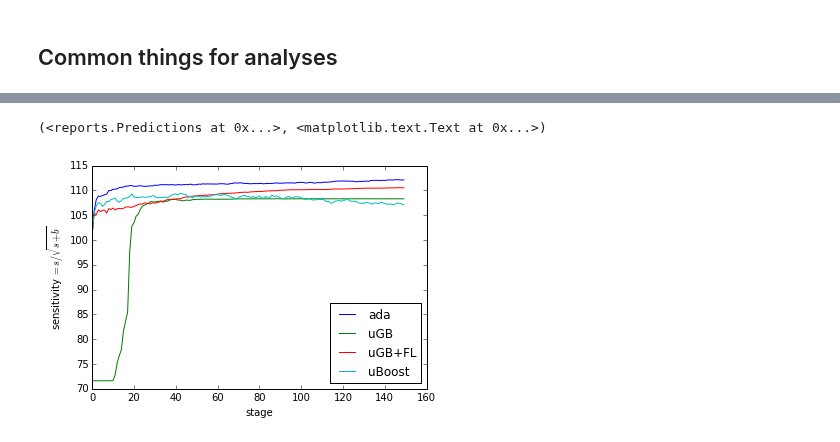
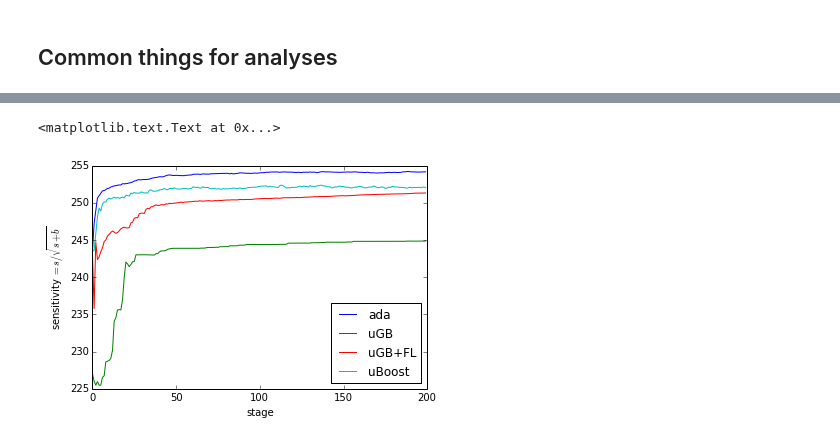
Before and after one commit to anaderi/lhcb_trigger_ml, a Jupyter notebook: IPythonWorkflow/Analysis_KsIntoMuMu.ipynb, the cells around one changed output, grey strips where cells are left out. Saved outputs shown, nothing was run; the diff lists cells and outputs as text; code cells hidden in the pictures.

```diff
--- a/IPythonWorkflow/Analysis_KsIntoMuMu.ipynb
+++ b/IPythonWorkflow/Analysis_KsIntoMuMu.ipynb
@@ -189,5 +135,10 @@ tos_preds.correlation_curves(var_name='Bmass', center=497.614)
-# %%
-tos_preds.learning_curves(commonutils.optimal_punzy), ylabel('sensitivity $ = s / \sqrt{s+b}$')
-# %% [output]
-(<reports.Predictions at 0x...>, <matplotlib.text.Text at 0x...>)
-[figure, removed]
+# %%
+def new_sensitivity(y, pred, sample_weight=None):
+    """We need to exchange the labels back """
+    return commonutils.optimal_sensitivity(1 - y, 1. - pred, sample_weight=sample_weight)
+
+preds.learning_curves(new_sensitivity)
+ylabel('sensitivity $ = s / \sqrt{s+b}$')
+# %% [output]
+<matplotlib.text.Text at 0x...>
+[figure, added]
```
Also changed, not shown: parts of 30 cells of this notebook, 1 other file.
